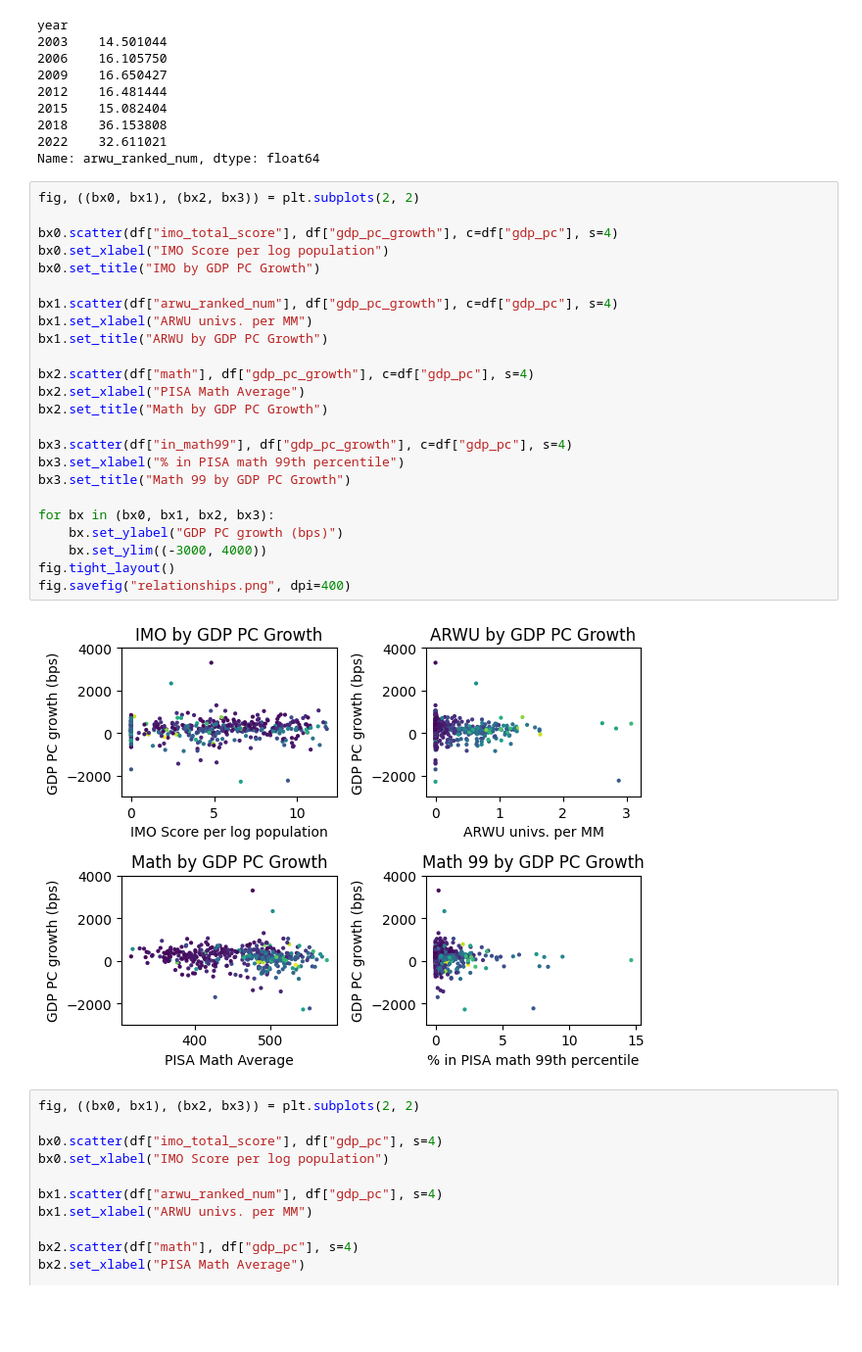
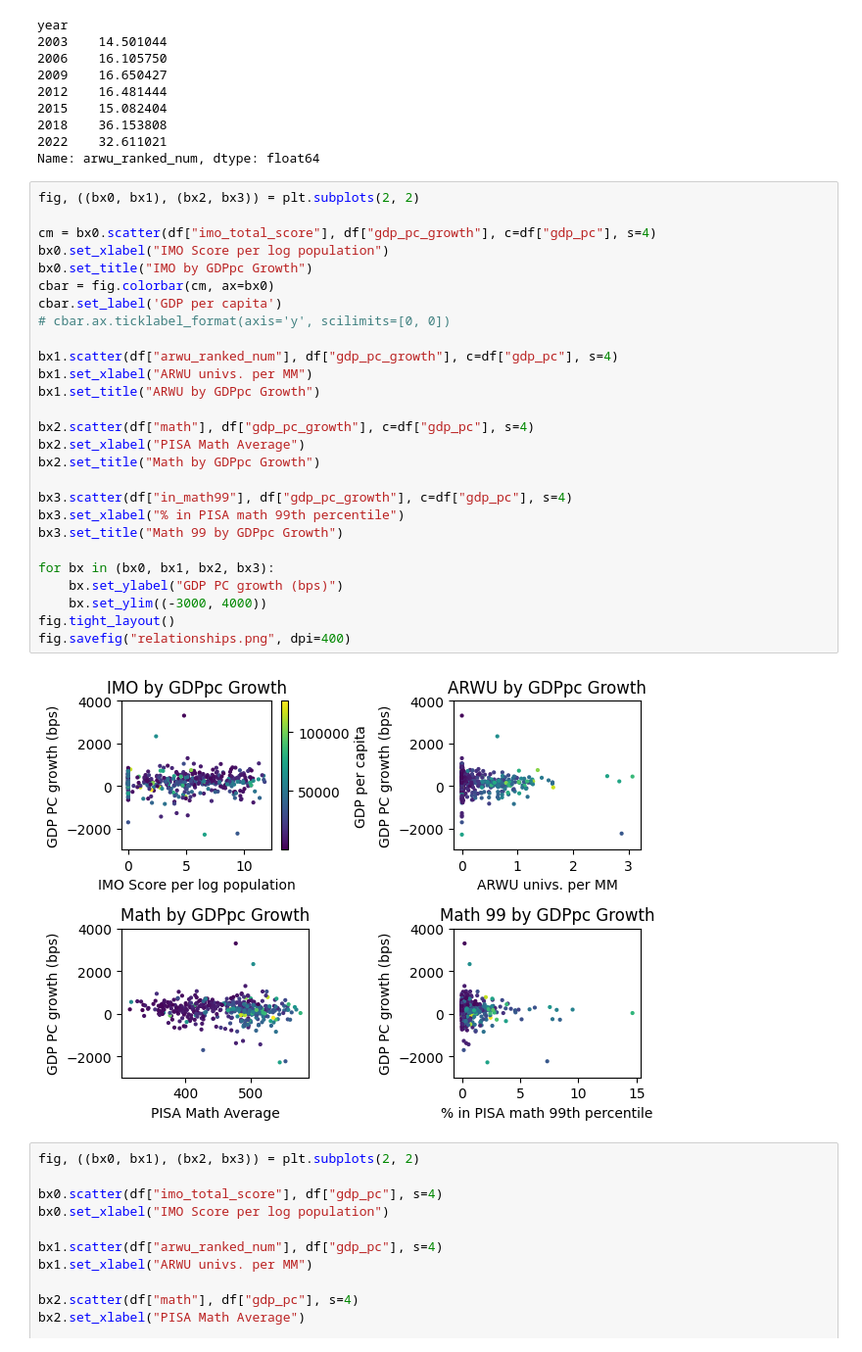
Before and after one commit to jamesxu123/econ442, a Jupyter notebook: charts/charts.ipynb, the cells around one changed output. Shown: that part at 98% size. Drawn from its saved outputs; the diff is of its cells as text; blank space fills up the shorter version.

```diff
--- a/charts/charts.ipynb
+++ b/charts/charts.ipynb
@@ -168,29 +176,32 @@ Name: arwu_ranked_num, dtype: float64
 # %%
 fig, ((bx0, bx1), (bx2, bx3)) = plt.subplots(2, 2)
 
-bx0.scatter(df["imo_total_score"], df["gdp_pc_growth"], c=df["gdp_pc"], s=4)
+cm = bx0.scatter(df["imo_total_score"], df["gdp_pc_growth"], c=df["gdp_pc"], s=4)
 bx0.set_xlabel("IMO Score per log population")
-bx0.set_title("IMO by GDP PC Growth")
+bx0.set_title("IMO by GDPpc Growth")
+cbar = fig.colorbar(cm, ax=bx0)
+cbar.set_label('GDP per capita')
+# cbar.ax.ticklabel_format(axis='y', scilimits=[0, 0])
 
 bx1.scatter(df["arwu_ranked_num"], df["gdp_pc_growth"], c=df["gdp_pc"], s=4)
 bx1.set_xlabel("ARWU univs. per MM")
-bx1.set_title("ARWU by GDP PC Growth")
+bx1.set_title("ARWU by GDPpc Growth")
 
 bx2.scatter(df["math"], df["gdp_pc_growth"], c=df["gdp_pc"], s=4)
 bx2.set_xlabel("PISA Math Average")
-bx2.set_title("Math by GDP PC Growth")
+bx2.set_title("Math by GDPpc Growth")
 
 bx3.scatter(df["in_math99"], df["gdp_pc_growth"], c=df["gdp_pc"], s=4)
 bx3.set_xlabel("% in PISA math 99th percentile")
-bx3.set_title("Math 99 by GDP PC Growth")
+bx3.set_title("Math 99 by GDPpc Growth")
 
 for bx in (bx0, bx1, bx2, bx3):
     bx.set_ylabel("GDP PC growth (bps)")
     bx.set_ylim((-3000, 4000))
 fig.tight_layout()
 fig.savefig("relationships.png", dpi=400)
 # %% [output]
-[figure, old version]
+[figure, new version]
 # %%
 fig, ((bx0, bx1), (bx2, bx3)) = plt.subplots(2, 2)
 
```
Also changed, not shown: parts of 4 cells of this notebook, 6 other files.
